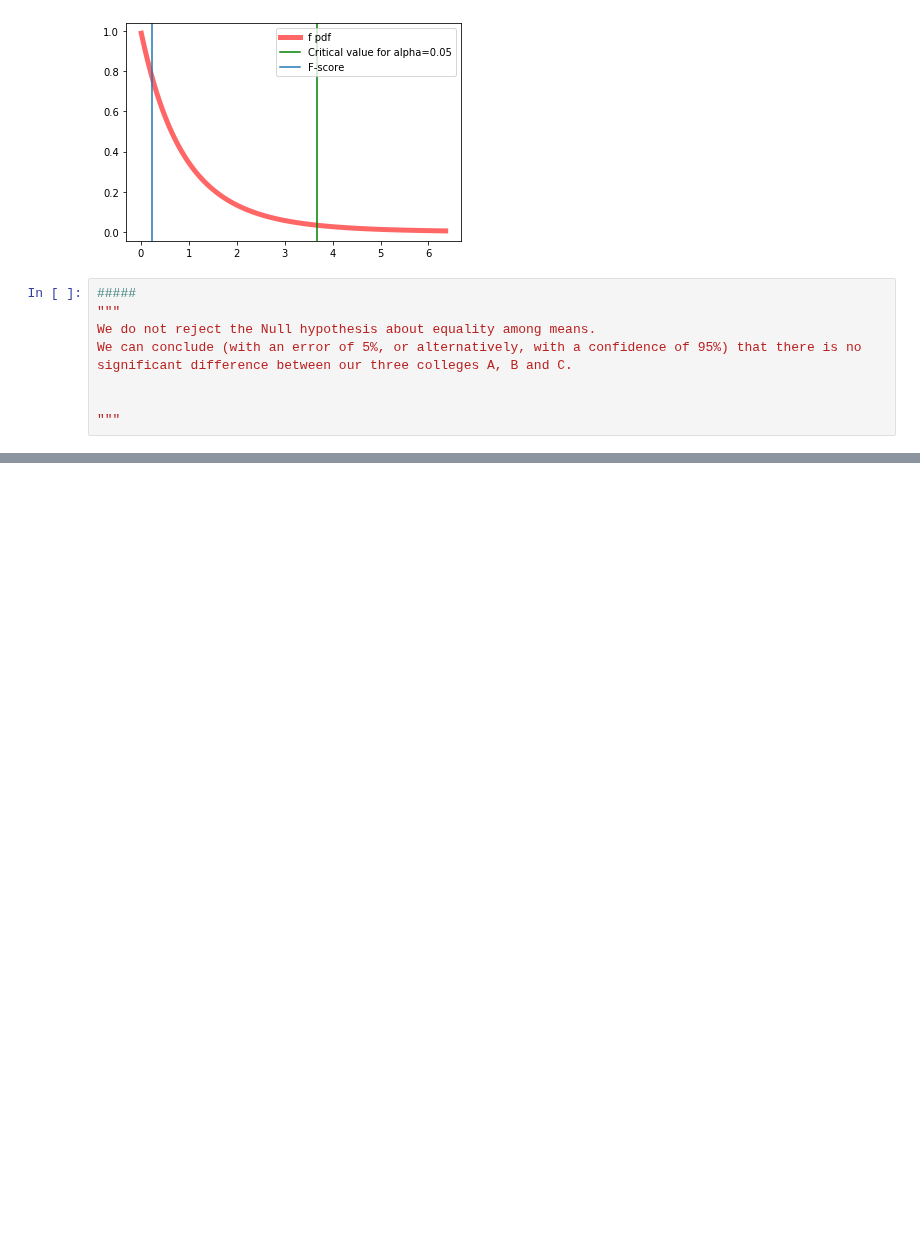
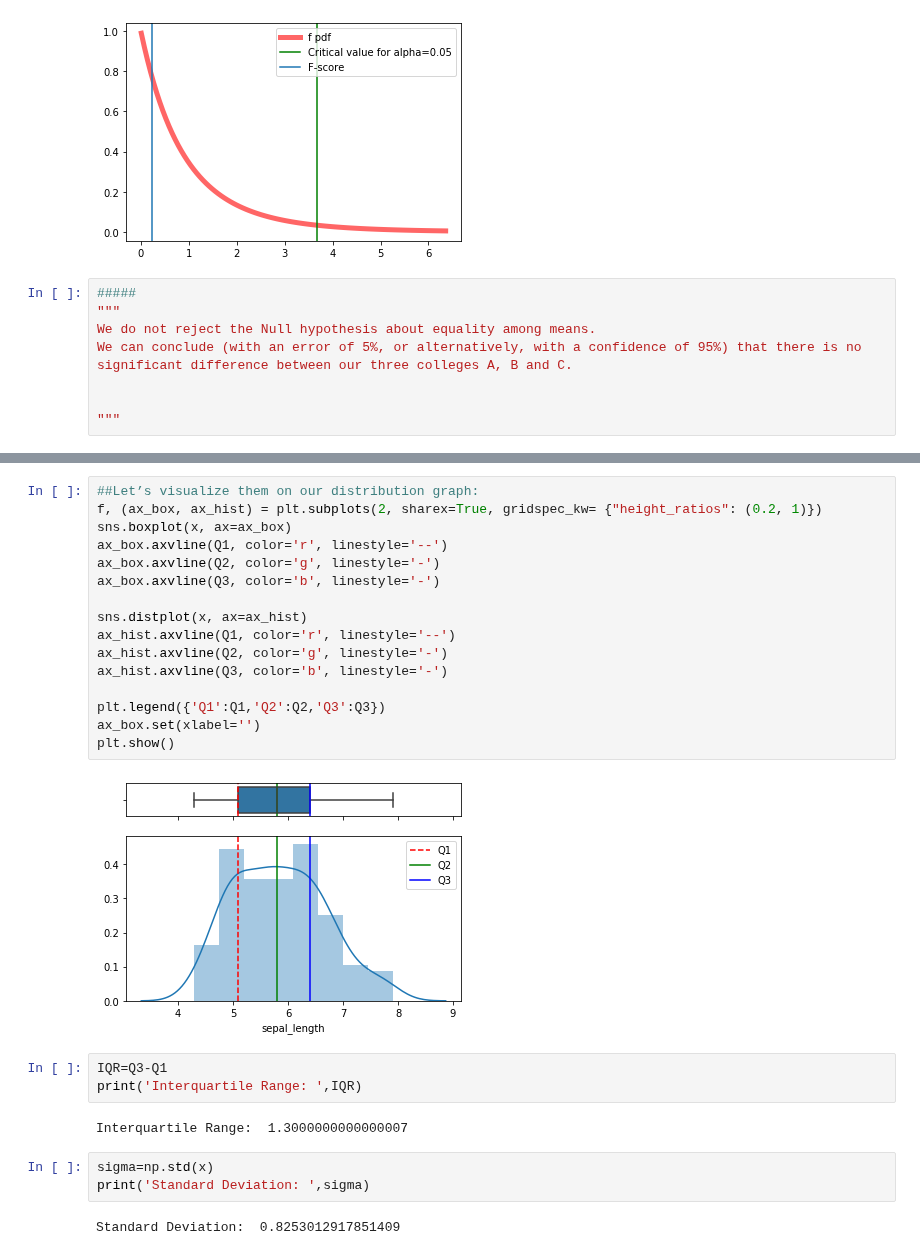
Before and after one commit to ragalaa/Directory, a Jupyter notebook: Statistics_Anova_Test(F_score).ipynb, the cells around one changed output, grey strips where cells are left out. Cells and saved outputs as stored; diff of their text form; blank space fills up the shorter version.

```diff
--- a/Statistics_Anova_Test(F_score).ipynb
+++ b/Statistics_Anova_Test(F_score).ipynb
@@ -153,0 +241,28 @@ We can conclude (with an error of 5%, or alternatively, with a confidence of 95%
+# %%
+##Let’s visualize them on our distribution graph:
+f, (ax_box, ax_hist) = plt.subplots(2, sharex=True, gridspec_kw= {"height_ratios": (0.2, 1)})
+sns.boxplot(x, ax=ax_box)
+ax_box.axvline(Q1, color='r', linestyle='--')
+ax_box.axvline(Q2, color='g', linestyle='-')
+ax_box.axvline(Q3, color='b', linestyle='-')
+
+sns.distplot(x, ax=ax_hist)
+ax_hist.axvline(Q1, color='r', linestyle='--')
+ax_hist.axvline(Q2, color='g', linestyle='-')
+ax_hist.axvline(Q3, color='b', linestyle='-')
+
+plt.legend({'Q1':Q1,'Q2':Q2,'Q3':Q3})
+ax_box.set(xlabel='')
+plt.show()
+# %% [output]
+[figure, added]
+# %%
+IQR=Q3-Q1
+print('Interquartile Range: ',IQR)
+# %% [output]
+Interquartile Range:  1.3000000000000007
+# %%
+sigma=np.std(x)
+print('Standard Deviation: ',sigma)
+# %% [output]
+Standard Deviation:  0.8253012917851409
```
Also changed, not shown: parts of 31 cells of this notebook.
